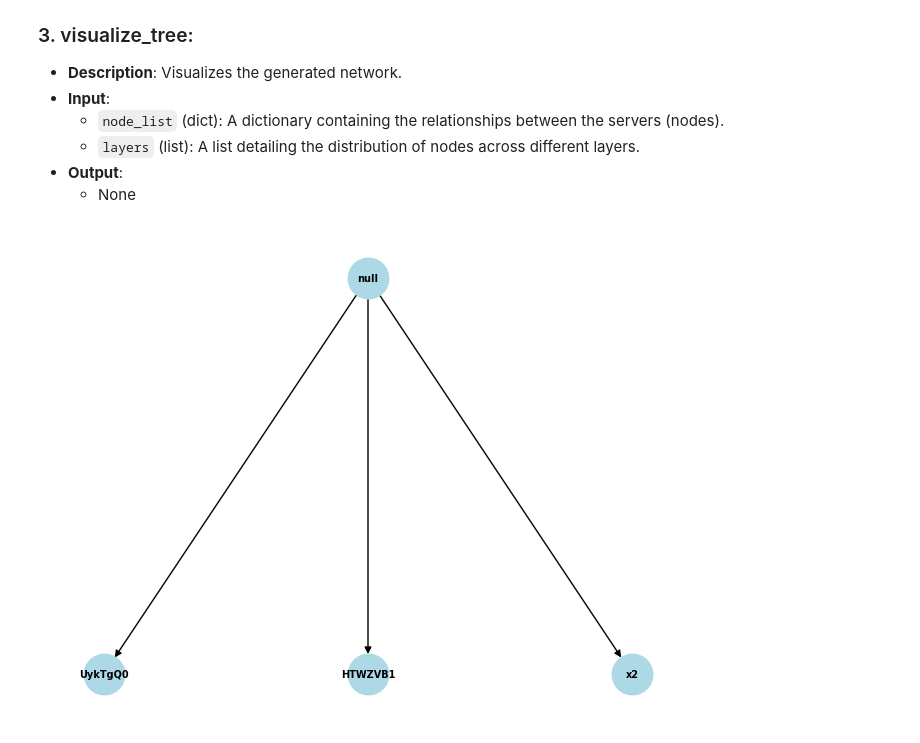
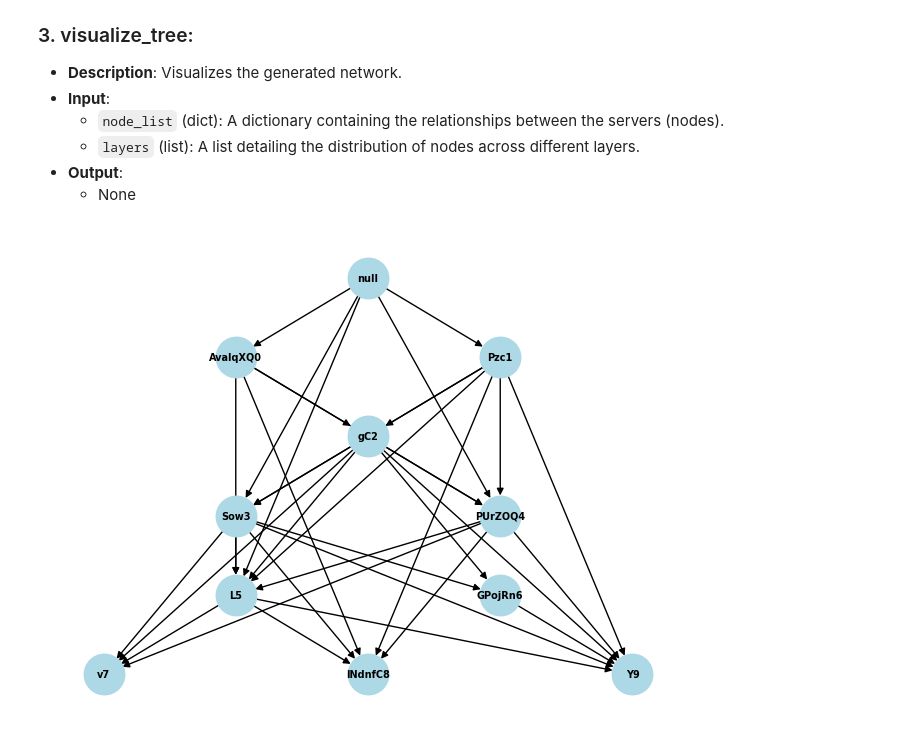
Before and after one commit to ZivHoch/Data-intensive-systems, a Jupyter notebook: log_generator.ipynb, the cells around one changed output. Saved outputs shown, nothing was run; the diff lists cells and outputs as text; code cells hidden in the pictures.

```diff
--- a/log_generator.ipynb
+++ b/log_generator.ipynb
@@ -54,6 +54,14 @@ def generate_random_string(id):
     letters = string.ascii_letters
     server_name = ''.join(random.choice(letters) for i in range(length))
     return f"{server_name}{id}"
+def generate_distributed_layers(number_of_layers, number_of_servers):
+    array = [1] * number_of_layers
+    remaining_sum = number_of_servers - number_of_layers
+    # Distribute the remaining sum randomly across the array
+    for i in range(remaining_sum):
+        index = random.randint(0, number_of_layers - 1)
+        array[index] += 1
+    return array
 # %%
 def visualize_tree(node_list, layers):
     G = nx.DiGraph()
@@ -95,13 +103,16 @@ def create_tree(num_of_nodes, threshold_depth):
     cur_num_of_nodes = num_of_nodes
     cur_depth = threshold_depth
 
-    while cur_num_of_nodes > 0 and cur_depth > 0:
-        cur_rand = random.randint(1, cur_num_of_nodes)
-        layers.append(cur_rand)
-        cur_num_of_nodes -= cur_rand
-        cur_depth -= 1
-    if cur_depth == 0 and cur_num_of_nodes > 0:
-        layers[-1] += cur_num_of_nodes
+    layers = generate_distributed_layers(threshold_depth,num_of_nodes)
+    # while cur_num_of_nodes > 0 and cur_depth > 0:
+    #     cur_rand = random.randint(1, cur_depth)
+    #     if cur_num_of_nodes < cur_depth:
+    #         cur_rand = random.randint(1, cur_num_of_nodes)
+    #     layers.append(cur_rand)
+    #     cur_num_of_nodes -= cur_rand
+    #     cur_depth -= 1
+    # if cur_depth == 0 and cur_num_of_nodes > 0:
+    #     layers[-1] += cur_num_of_nodes
 
     layers = [1] + layers  # Ensure the first layer always has the root node
 
@@ -123,35 +134,36 @@ def create_tree(num_of_nodes, threshold_depth):
                             connected = True
                     if not connected:
                         j = random.randint(prev_start, prev_end - 1)
                         node_list[node_ids[j]].add_to(node_list[node_ids[i]])
                         connected = True
 
             # Connect to nodes from any previous layer with a probability
             for prev_layer in range(1, depth):
                 prev_start = sum(layers[1:prev_layer])
                 prev_end = prev_start + layers[prev_layer]
                 for j in range(prev_start, prev_end):
                     index = node_ids[j]
                     if j == 0:
                         index = 'null'
                     if random.uniform(0, 1) > 0.5:
                         node_list[index].add_to(node_list[node_ids[i]])
 
             # Connect to random nodes from random future layers (two or more layers ahead)
             for future_layer in range(depth + 2, len(layers)):
                 future_start = sum(layers[1:future_layer])
                 future_end = future_start + layers[future_layer]
                 if future_start < future_end:
                     k = random.randint(future_start, future_end - 1)
                     node_list[node_ids[i]].add_to(node_list[node_ids[k]])
 
         start = end
 
     return node_list, layers
-net_tree,layers = create_tree(3, 3)
+
+net_tree,layers = create_tree(10, 5)
 visualize_tree(list(net_tree.values()), layers)
 # %% [output]
-[figure, old version]
+[figure, new version]
 # %%
 def generate_log(node_list, num_processes, max_requests):
     log_entries = []
```
Also changed, not shown: parts of 3 cells of this notebook, 5 other files.
